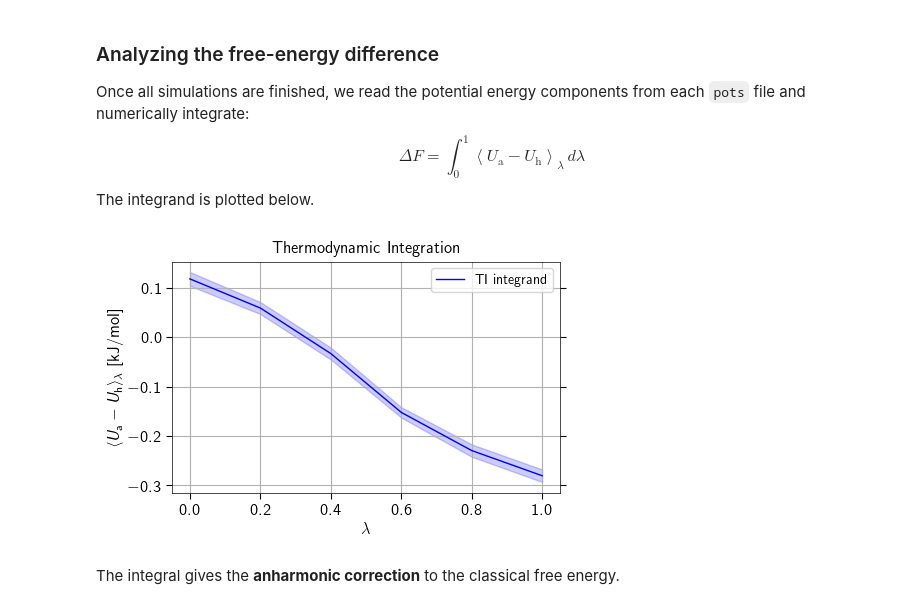
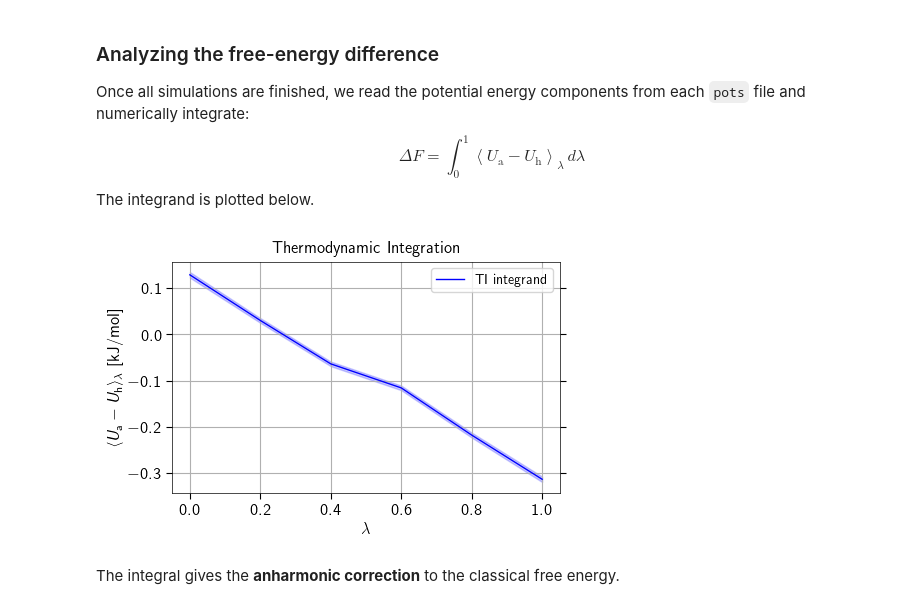
Before and after one commit to sabia-group/i-PI-tutorial, a Jupyter notebook: 02-free-energy/tutorial_free_energy.ipynb, the cells around one changed output. Saved outputs shown, nothing was run; the diff lists cells and outputs as text; code cells hidden in the pictures.

```diff
--- a/02-free-energy/tutorial_free_energy.ipynb
+++ b/02-free-energy/tutorial_free_energy.ipynb
@@ -285,7 +289,7 @@ utils.compare_pes_1d_z(hess, q0, V0, D=De, a=a, k=k, span_z=(-2.5, 3.0))
 ### Harmonic free energies
 # %%
 # print the harmonic frequencies
-rootdir = Path(".").joinpath("harmonic_approximation") # Change to Path('outputs') to load precomputed results
+rootdir = Path(".").joinpath("outputs/harmonic_approximation") # Change to Path('outputs') to load precomputed results
 # The eigval file contains the eigenvalues of the Hessian matrix, i.e., the squares of the frequencies
 W2s = np.sort(np.loadtxt(rootdir.joinpath('simulation.phonons.eigval')))[::-1] # sort in decreasing order
 Ws = np.sqrt(W2s)
@@ -467,11 +471,11 @@ The integrand is plotted below.
 # %%
 l_list = np.arange(0,11,2)/10
 dir_list = [f"{l:.1f}" for l in l_list]
-base_path = Path(".").joinpath('classical_ti') # Change to Path('outputs') to load precomputed results
+base_path = Path("outputs").joinpath('classical_ti') # Change to Path('outputs') to load precomputed results
 filename = 'simulation.pots'
 du_list, duerr_list = utils.TI_integrand(dir_list, base_path, filename, skip=100)
 # %% [output]
-[figure, old version]
+[figure, new version]
 # %% [markdown]
 The integral gives the **anharmonic correction** to the classical free energy.
 # %%
```
Also changed, not shown: parts of 12 cells of this notebook.
